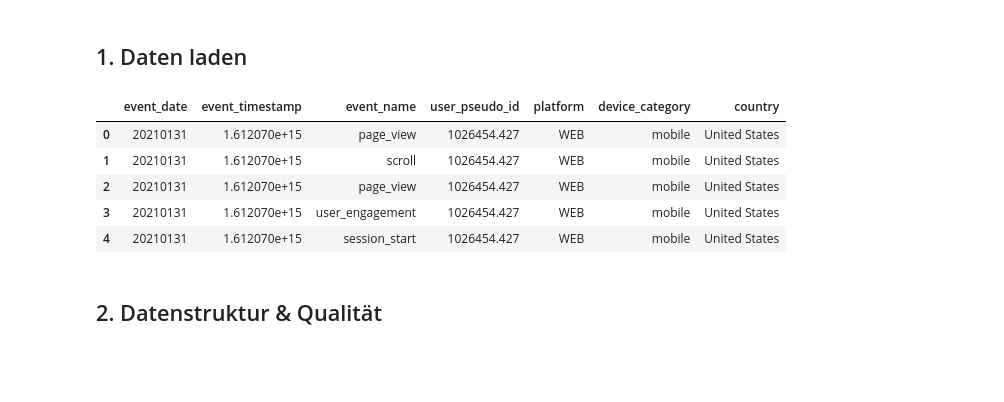
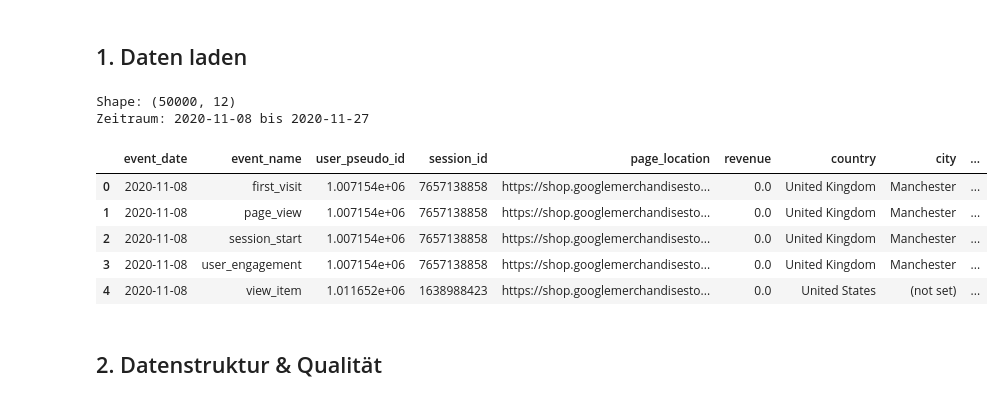
Before and after one commit to minimalmerlin/ki-marketing-personalisierung, a Jupyter notebook: notebooks/01_eda_ga4_ecommerce.ipynb, the cells around one changed output. Cells and saved outputs as stored; diff of their text form; code cells hidden in the pictures; blank space fills up the shorter version.

```diff
--- a/notebooks/01_eda_ga4_ecommerce.ipynb
+++ b/notebooks/01_eda_ga4_ecommerce.ipynb
@@ -11,36 +8,45 @@
 # %%
-import sys
+import sys, os
 sys.path.insert(0, '..')
 
 import pandas as pd
 import numpy as np
+import matplotlib
+matplotlib.use('Agg')
 import matplotlib.pyplot as plt
 import seaborn as sns
-from src.data.loader import load_ga4_events
-from src.utils.helpers import save_figure
+import warnings
+warnings.filterwarnings('ignore')
 
+os.makedirs('../outputs', exist_ok=True)
+os.makedirs('../data/processed', exist_ok=True)
+
+RAW_PATH = '../data/raw/ga4_ecommerce/ga4_events_sample.csv'
+PROCESSED_PATH = '../data/processed/ga4_features.csv'
+
+plt.rcParams['figure.figsize'] = (10, 5)
+sns.set_style('whitegrid')
 print('Setup OK')
 # %% [output]
 Setup OK
 # %% [markdown]
 ## 1. Daten laden
-# %%
-# GA4 Events laden
-pd.set_option("display.max_columns", 100)
-
-path = r"C:\Users\shiva\OneDrive\Desktop\weiter bildung\projekt\ki-marketing-personalisierung-main\data\raw\ga4_ecommerce\GA4_Ecommer.csv"  # Pfad anpassen
-df = pd.read_csv(path)
-
-df.shape, df.dtypes.head()
-
-df = load_ga4_events('GA4_Ecommer.csv')  # Pfad anpassen
-df.head(5)
-# %% [output]
-|  | event_date | event_timestamp | event_name | user_pseudo_id | platform | device_category | country |
-| 0 | 20210131 | 1.612070e+15 | page_view | 1026454.427 | WEB | mobile | United States |
-| 1 | 20210131 | 1.612070e+15 | scroll | 1026454.427 | WEB | mobile | United States |
-| 2 | 20210131 | 1.612070e+15 | page_view | 1026454.427 | WEB | mobile | United States |
-| 3 | 20210131 | 1.612070e+15 | user_engagement | 1026454.427 | WEB | mobile | United States |
-| 4 | 20210131 | 1.612070e+15 | session_start | 1026454.427 | WEB | mobile | United States |
+# %%
+df = pd.read_csv(RAW_PATH)
+df['event_date'] = pd.to_datetime(df['event_date'], format='%Y%m%d')
+df['revenue'] = pd.to_numeric(df['revenue'], errors='coerce').fillna(0)
+
+print(f'Shape: {df.shape}')
+print(f'Zeitraum: {df["event_date"].min().date()} bis {df["event_date"].max().date()}')
+df.head()
+# %% [output]
+Shape: (50000, 12)
+Zeitraum: 2020-11-08 bis 2020-11-27
+|  | event_date | event_name | user_pseudo_id | session_id | page_location | revenue | country | city | ... |
+| 0 | 2020-11-08 | first_visit | 1.007154e+06 | 7657138858 | https://shop.googlemerchandisesto... | 0.0 | United Kingdom | Manchester | ... |
+| 1 | 2020-11-08 | page_view | 1.007154e+06 | 7657138858 | https://shop.googlemerchandisesto... | 0.0 | United Kingdom | Manchester | ... |
+| 2 | 2020-11-08 | session_start | 1.007154e+06 | 7657138858 | https://shop.googlemerchandisesto... | 0.0 | United Kingdom | Manchester | ... |
+| 3 | 2020-11-08 | user_engagement | 1.007154e+06 | 7657138858 | https://shop.googlemerchandisesto... | 0.0 | United Kingdom | Manchester | ... |
+| 4 | 2020-11-08 | view_item | 1.011652e+06 | 1638988423 | https://shop.googlemerchandisesto... | 0.0 | United States | (not set) | ... |
 # %% [markdown]
 ## 2. Datenstruktur & Qualität
```
Also changed, not shown: parts of 21 cells of this notebook, 29 other files.
